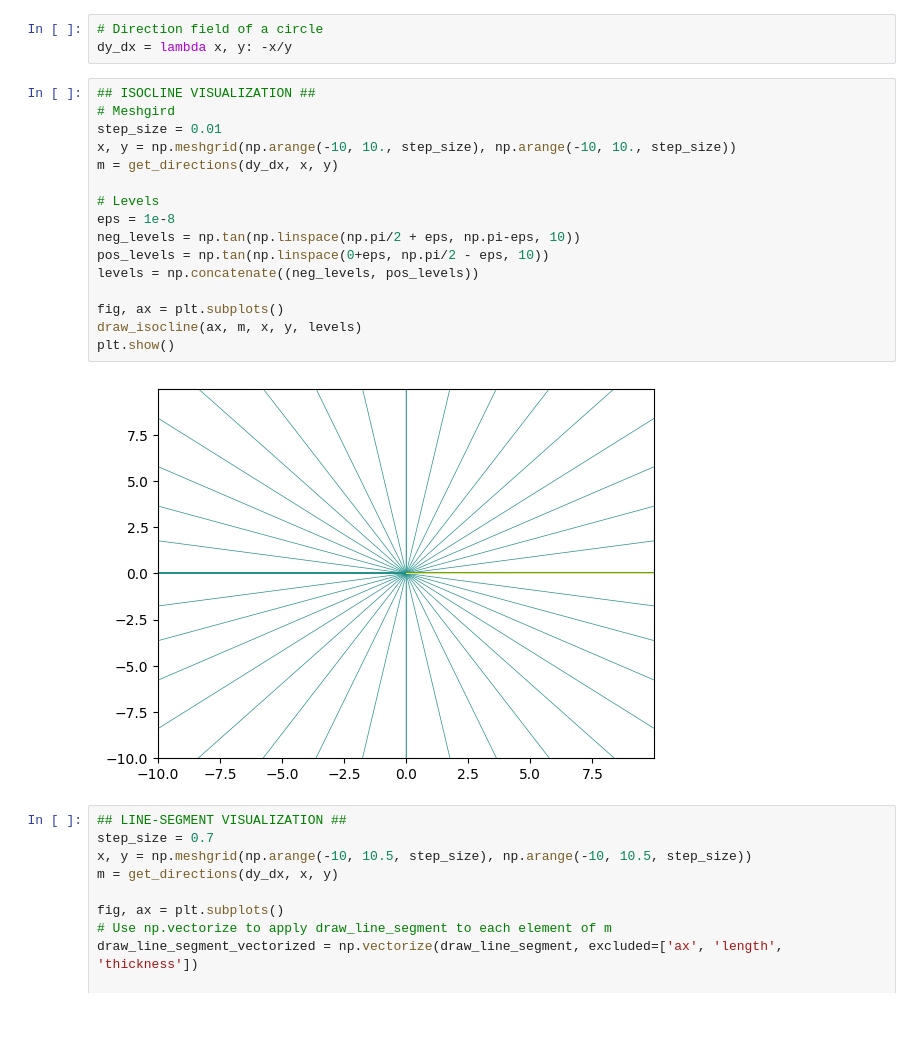
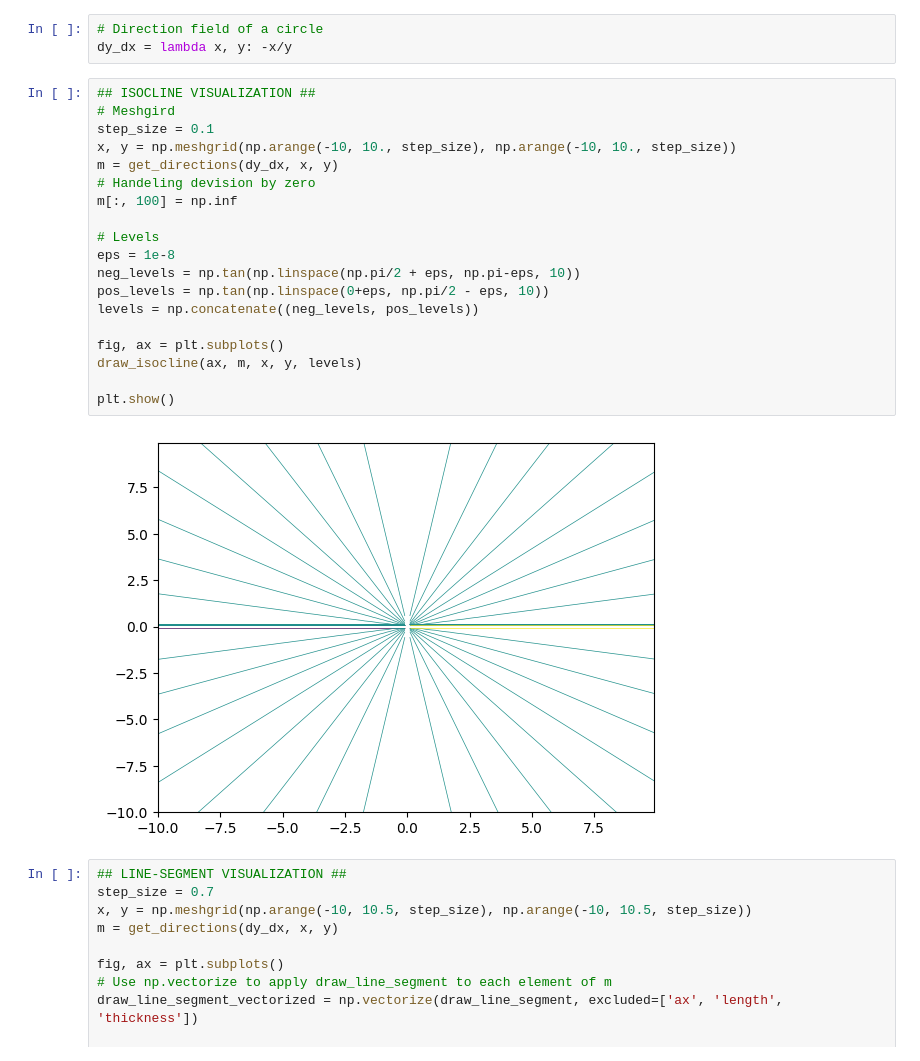
Before and after one commit to amin1nasim/Differential_Equation_Playground, a Jupyter notebook: Direction Field & Isocline/line-segments & isoclines.ipynb, the cells around one changed output. Cells and saved outputs as stored; diff of their text form; blank space fills up the shorter version.

```diff
--- a/Direction Field & Isocline/line-segments & isoclines.ipynb
+++ b/Direction Field & Isocline/line-segments & isoclines.ipynb
@@ -36,21 +36,24 @@ dy_dx = lambda x, y: -x/y
 # %%
 ## ISOCLINE VISUALIZATION ##
 # Meshgird
-step_size = 0.01
+step_size = 0.1
 x, y = np.meshgrid(np.arange(-10, 10., step_size), np.arange(-10, 10., step_size))
 m = get_directions(dy_dx, x, y)
+# Handeling devision by zero
+m[:, 100] = np.inf
 
 # Levels
 eps = 1e-8
 neg_levels = np.tan(np.linspace(np.pi/2 + eps, np.pi-eps, 10))
 pos_levels = np.tan(np.linspace(0+eps, np.pi/2 - eps, 10))
 levels = np.concatenate((neg_levels, pos_levels))
 
 fig, ax = plt.subplots()
 draw_isocline(ax, m, x, y, levels)
+
 plt.show()
 # %% [output]
-[figure, old version]
+[figure, new version]
 # %%
 ## LINE-SEGMENT VISUALIZATION ##
 step_size = 0.7
```
Also changed, not shown: parts of 8 cells of this notebook.
